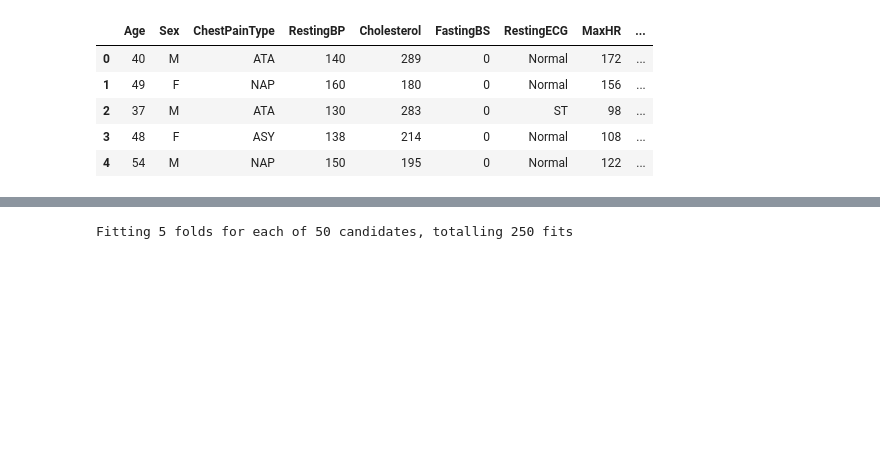
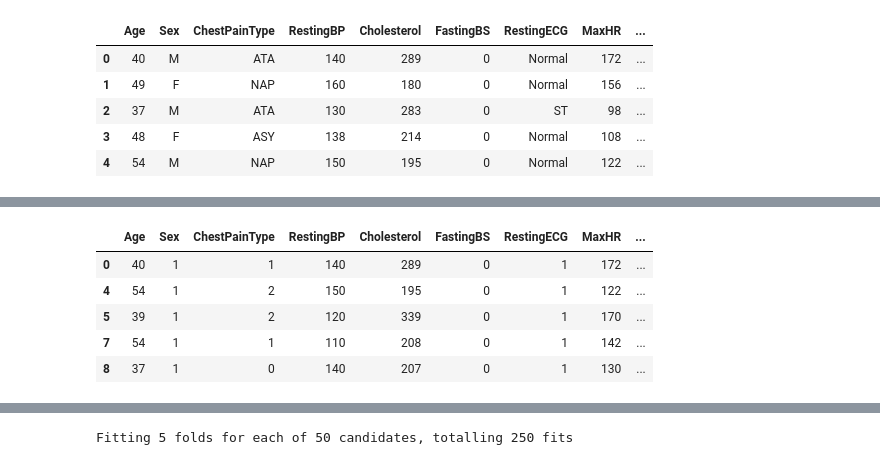
Before and after one commit to Seif-Yasser-Ahmed/Heart-Failure-Prediction, a Jupyter notebook: Src/Notebooks/Naïve Bayes.ipynb, the cells around one changed output, grey strips where cells are left out. Saved outputs shown, nothing was run; the diff lists cells and outputs as text; code cells hidden in the pictures; blank space fills up the shorter version.

```diff
--- a/Src/Notebooks/Naïve Bayes.ipynb
+++ b/Src/Notebooks/Naïve Bayes.ipynb
@@ -40,3 +51,25 @@ data.head()
+# %%
+# Calculate Q1 (25th percentile) and Q3 (75th percentile)
+Q1 = data.quantile(0.25)
+Q3 = data.quantile(0.75)
+
+# Calculate IQR
+IQR = Q3 - Q1
+
+# Define a mask to filter out the outliers
+mask = ~((data < (Q1 - 1.5 * IQR)) | (data > (Q3 + 1.5 * IQR))).any(axis=1)
+
+# Apply the mask to the dataframe
+data = data[mask]
+
+data.head()
+# %% [output]
+|  | Age | Sex | ChestPainType | RestingBP | Cholesterol | FastingBS | RestingECG | MaxHR | ... |
+| 0 | 40 | 1 | 1 | 140 | 289 | 0 | 1 | 172 | ... |
+| 4 | 54 | 1 | 2 | 150 | 195 | 0 | 1 | 122 | ... |
+| 5 | 39 | 1 | 2 | 120 | 339 | 0 | 1 | 170 | ... |
+| 7 | 54 | 1 | 1 | 110 | 208 | 0 | 1 | 142 | ... |
+| 8 | 37 | 1 | 0 | 140 | 207 | 0 | 1 | 130 | ... |
 # %%
 
 X = data.drop('HeartDisease', axis=1)
```
Also changed, not shown: parts of 11 cells of this notebook.
